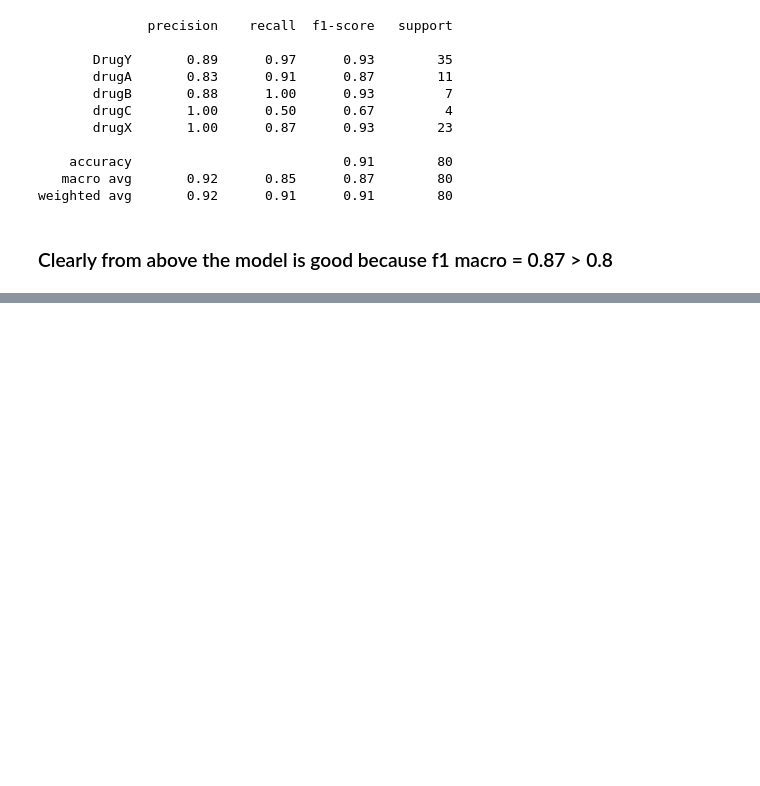
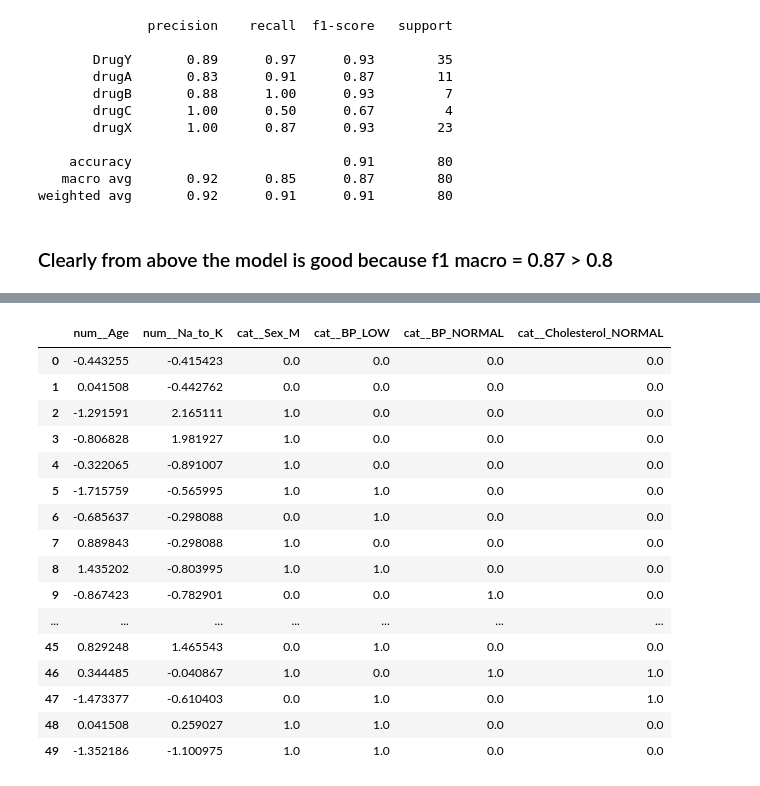
Before and after one commit to utkarshg1/Wakad-ML-Weekend-9-11-am, a Jupyter notebook: 12 KNN and SVM/KNN_SVM.ipynb, the cells around one changed output, grey strips where cells are left out. Drawn from its saved outputs; the diff is of its cells as text; code cells hidden in the pictures; blank space fills up the shorter version.

```diff
--- a/12 KNN and SVM/KNN_SVM.ipynb
+++ b/12 KNN and SVM/KNN_SVM.ipynb
@@ -290,0 +363,3 @@ weighted avg       0.92      0.91      0.91        80
+# %%
+xnew = pd.read_csv("drugtest.csv")
+xnew
@@ -290,0 +410,21 @@ weighted avg       0.92      0.91      0.91        80
+# %%
+xnew_pre = pre.transform(xnew)
+xnew_pre
+# %% [output]
+|  | num__Age | num__Na_to_K | cat__Sex_M | cat__BP_LOW | cat__BP_NORMAL | cat__Cholesterol_NORMAL |
+| 0 | -0.443255 | -0.415423 | 0.0 | 0.0 | 0.0 | 0.0 |
+| 1 | 0.041508 | -0.442762 | 0.0 | 0.0 | 0.0 | 0.0 |
+| 2 | -1.291591 | 2.165111 | 1.0 | 0.0 | 0.0 | 0.0 |
+| 3 | -0.806828 | 1.981927 | 1.0 | 0.0 | 0.0 | 0.0 |
+| 4 | -0.322065 | -0.891007 | 1.0 | 0.0 | 0.0 | 0.0 |
+| 5 | -1.715759 | -0.565995 | 1.0 | 1.0 | 0.0 | 0.0 |
+| 6 | -0.685637 | -0.298088 | 0.0 | 1.0 | 0.0 | 0.0 |
+| 7 | 0.889843 | -0.298088 | 1.0 | 0.0 | 0.0 | 0.0 |
+| 8 | 1.435202 | -0.803995 | 1.0 | 1.0 | 0.0 | 0.0 |
+| 9 | -0.867423 | -0.782901 | 0.0 | 0.0 | 1.0 | 0.0 |
+| ... | ... | ... | ... | ... | ... | ... |
+| 45 | 0.829248 | 1.465543 | 0.0 | 1.0 | 0.0 | 0.0 |
+| 46 | 0.344485 | -0.040867 | 1.0 | 0.0 | 1.0 | 1.0 |
+| 47 | -1.473377 | -0.610403 | 0.0 | 1.0 | 0.0 | 1.0 |
+| 48 | 0.041508 | 0.259027 | 1.0 | 1.0 | 0.0 | 0.0 |
+| 49 | -1.352186 | -1.100975 | 1.0 | 1.0 | 0.0 | 0.0 |
```
Also changed, not shown: parts of 33 cells of this notebook, 4 other files.
